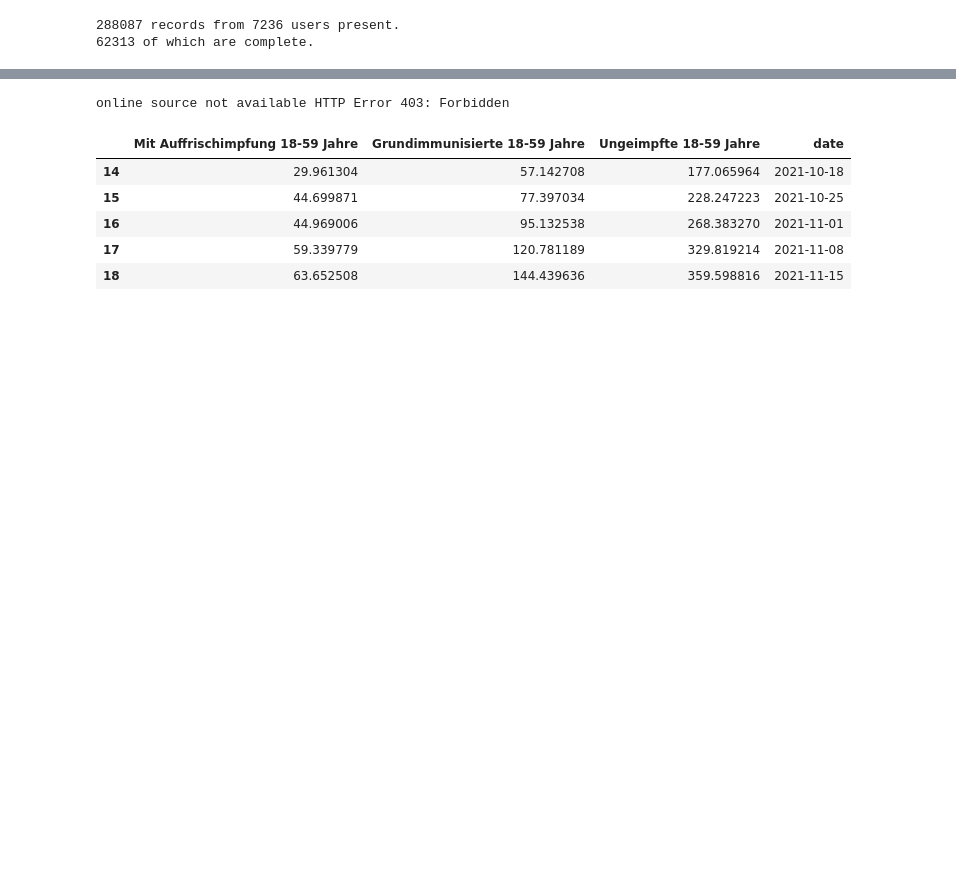
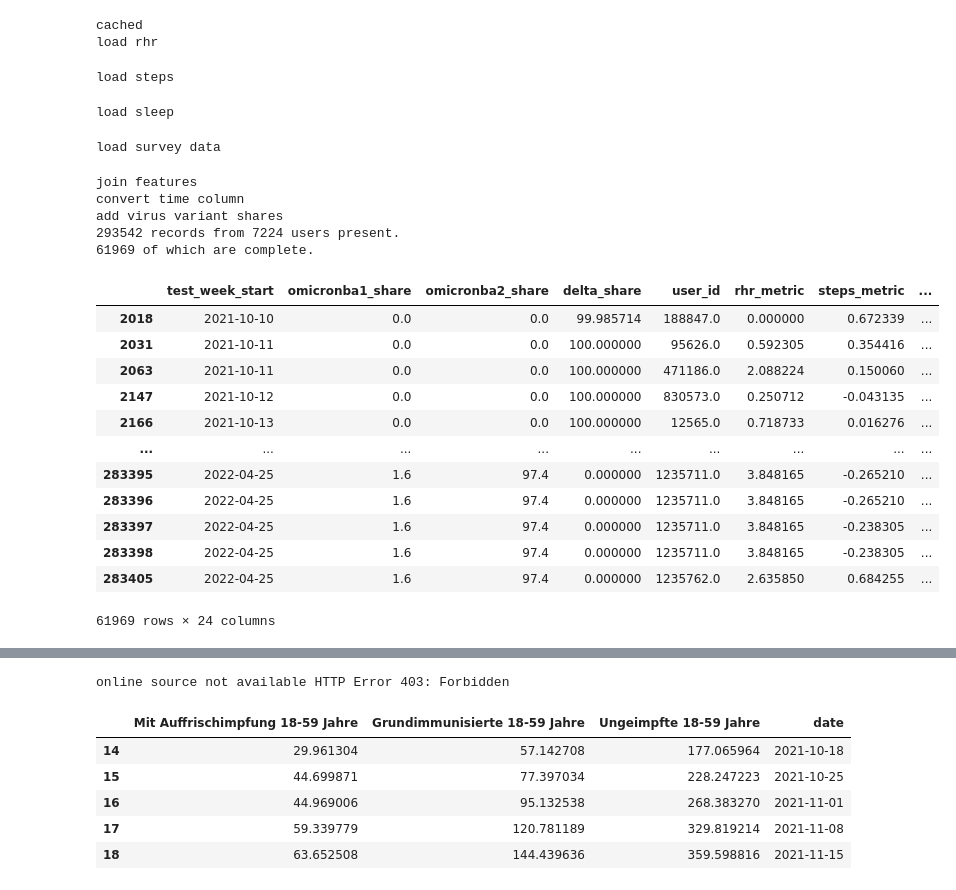
Before and after one commit to jakobkolb/ml-covid-nowcasting, a Jupyter notebook: Detection model (logistic regression)/Detection model (Logistic regression).ipynb, the cells around one changed output, grey strips where cells are left out. Cells and saved outputs as stored; diff of their text form; code cells hidden in the pictures; blank space fills up the shorter version.

```diff
--- a/Detection model (logistic regression)/Detection model (Logistic regression).ipynb
+++ b/Detection model (logistic regression)/Detection model (Logistic regression).ipynb
@@ -1,11 +1,33 @@
 # %%
 from load_data import loading_and_pre_processing_pipeline
 
 feature_data = loading_and_pre_processing_pipeline()
 cleaned_feature_data = feature_data.dropna(axis=0)
 
 print(f'{len(feature_data)} records from {len(set(cleaned_feature_data["user_id"].values))} users present. ')
 print(f'{len(cleaned_feature_data)} of which are complete.')
+cleaned_feature_data
 # %% [output]
-288087 records from 7236 users present.
-62313 of which are complete.
+cached
+load rhr
+load steps
+load sleep
+load survey data
+join features
+convert time column
+add virus variant shares
+293542 records from 7224 users present.
+61969 of which are complete.
+|  | test_week_start | omicronba1_share | omicronba2_share | delta_share | user_id | rhr_metric | steps_metric | ... |
+| 2018 | 2021-10-10 | 0.0 | 0.0 | 99.985714 | 188847.0 | 0.000000 | 0.672339 | ... |
+| 2031 | 2021-10-11 | 0.0 | 0.0 | 100.000000 | 95626.0 | 0.592305 | 0.354416 | ... |
+| 2063 | 2021-10-11 | 0.0 | 0.0 | 100.000000 | 471186.0 | 2.088224 | 0.150060 | ... |
+| 2147 | 2021-10-12 | 0.0 | 0.0 | 100.000000 | 830573.0 | 0.250712 | -0.043135 | ... |
+| 2166 | 2021-10-13 | 0.0 | 0.0 | 100.000000 | 12565.0 | 0.718733 | 0.016276 | ... |
+| ... | ... | ... | ... | ... | ... | ... | ... | ... |
+| 283395 | 2022-04-25 | 1.6 | 97.4 | 0.000000 | 1235711.0 | 3.848165 | -0.265210 | ... |
+| 283396 | 2022-04-25 | 1.6 | 97.4 | 0.000000 | 1235711.0 | 3.848165 | -0.265210 | ... |
+| 283397 | 2022-04-25 | 1.6 | 97.4 | 0.000000 | 1235711.0 | 3.848165 | -0.238305 | ... |
+| 283398 | 2022-04-25 | 1.6 | 97.4 | 0.000000 | 1235711.0 | 3.848165 | -0.238305 | ... |
+| 283405 | 2022-04-25 | 1.6 | 97.4 | 0.000000 | 1235762.0 | 2.635850 | 0.684255 | ... |
+61969 rows × 24 columns
```
Also changed, not shown: parts of 4 cells of this notebook, 7 other files.
